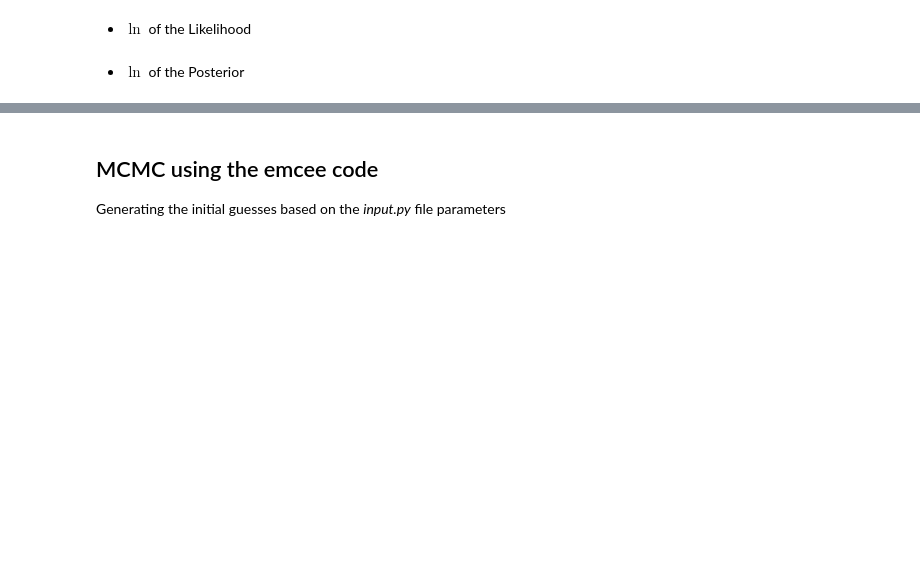
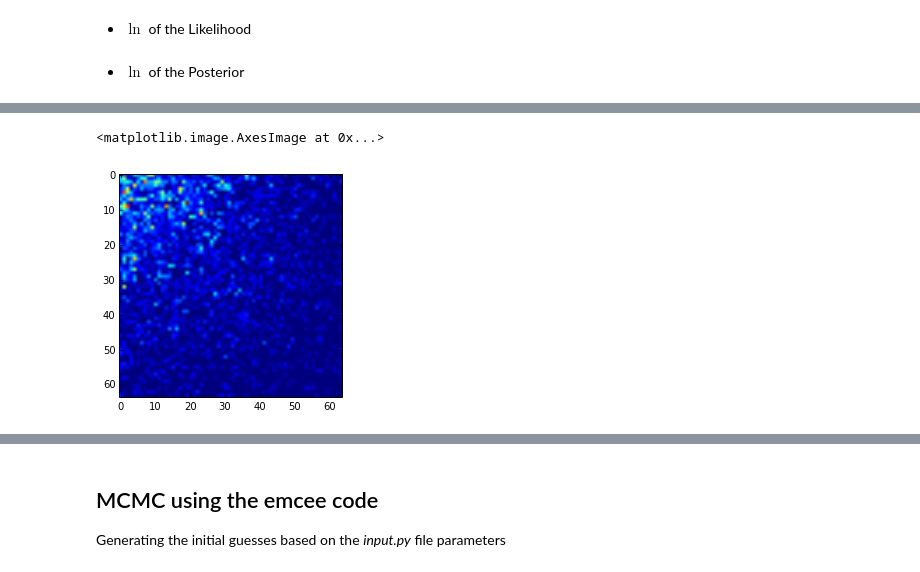
Before and after one commit to arthurmloureiro/MCMaps, a Jupyter notebook: MCMaps.ipynb, the cells around one changed output, grey strips where cells are left out. Cells and saved outputs as stored; diff of their text form; code cells hidden in the pictures; blank space fills up the shorter version.

```diff
--- a/MCMaps.ipynb
+++ b/MCMaps.ipynb
@@ -473 +493,7 @@ ln_post(qq,P_data,Sigma_data)
+# %%
+#pl.imshow(pqq[5][0])
+pl.imshow(Map[:,0,:])
+# %% [output]
+<matplotlib.image.AxesImage at 0x...>
+[figure, added]
 # %%
```
Also changed, not shown: parts of 17 cells of this notebook, 3 other files.
